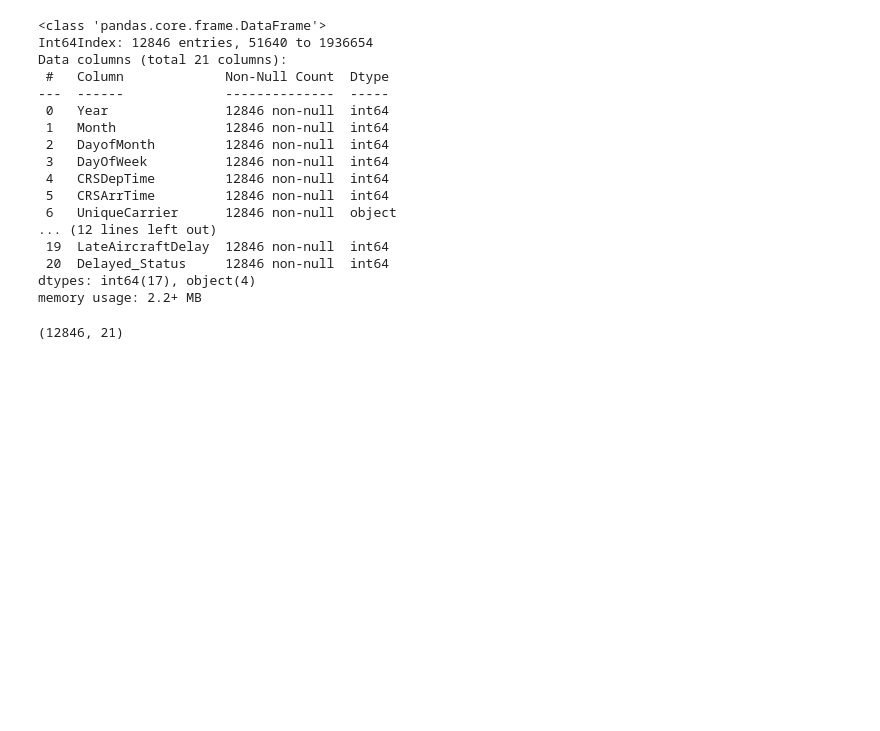
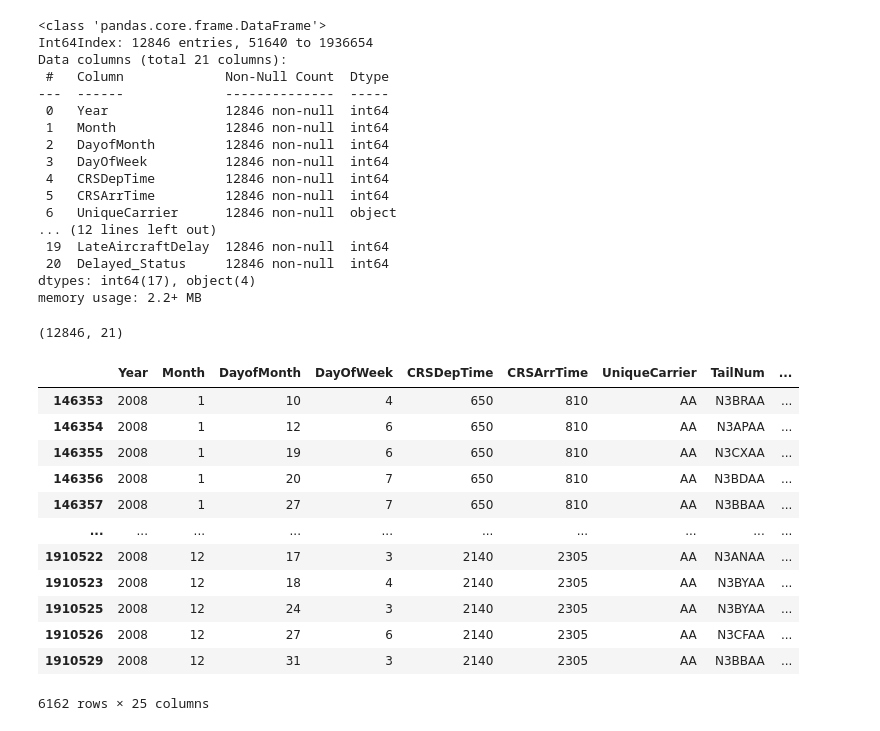
Before and after one commit to lochlynlaskowski/Airline_delays, a Jupyter notebook: Airlines Delays - wrangle.ipynb, the cells around one changed output. Saved outputs shown, nothing was run; the diff lists cells and outputs as text; code cells hidden in the pictures; blank space fills up the shorter version.

```diff
--- a/Airlines Delays - wrangle.ipynb
+++ b/Airlines Delays - wrangle.ipynb
@@ -485,3 +486,22 @@ memory usage: 2.2+ MB
 df.shape
 # %% [output]
 (12846, 21)
+# %%
+dummy_df = pd.get_dummies(df[['UniqueCarrier']], dummy_na=False, drop_first=[False])
+df = pd.concat([df, dummy_df], axis=1)
+# %%
+df[df.UniqueCarrier=='AA']
+# %% [output]
+|  | Year | Month | DayofMonth | DayOfWeek | CRSDepTime | CRSArrTime | UniqueCarrier | TailNum | ... |
+| 146353 | 2008 | 1 | 10 | 4 | 650 | 810 | AA | N3BRAA | ... |
+| 146354 | 2008 | 1 | 12 | 6 | 650 | 810 | AA | N3APAA | ... |
+| 146355 | 2008 | 1 | 19 | 6 | 650 | 810 | AA | N3CXAA | ... |
+| 146356 | 2008 | 1 | 20 | 7 | 650 | 810 | AA | N3BDAA | ... |
+| 146357 | 2008 | 1 | 27 | 7 | 650 | 810 | AA | N3BBAA | ... |
+| ... | ... | ... | ... | ... | ... | ... | ... | ... | ... |
+| 1910522 | 2008 | 12 | 17 | 3 | 2140 | 2305 | AA | N3ANAA | ... |
+| 1910523 | 2008 | 12 | 18 | 4 | 2140 | 2305 | AA | N3BYAA | ... |
+| 1910525 | 2008 | 12 | 24 | 3 | 2140 | 2305 | AA | N3BYAA | ... |
+| 1910526 | 2008 | 12 | 27 | 6 | 2140 | 2305 | AA | N3CFAA | ... |
+| 1910529 | 2008 | 12 | 31 | 3 | 2140 | 2305 | AA | N3BBAA | ... |
+6162 rows × 25 columns
```
Also changed, not shown: parts of 6 cells of this notebook, 2 other files.
